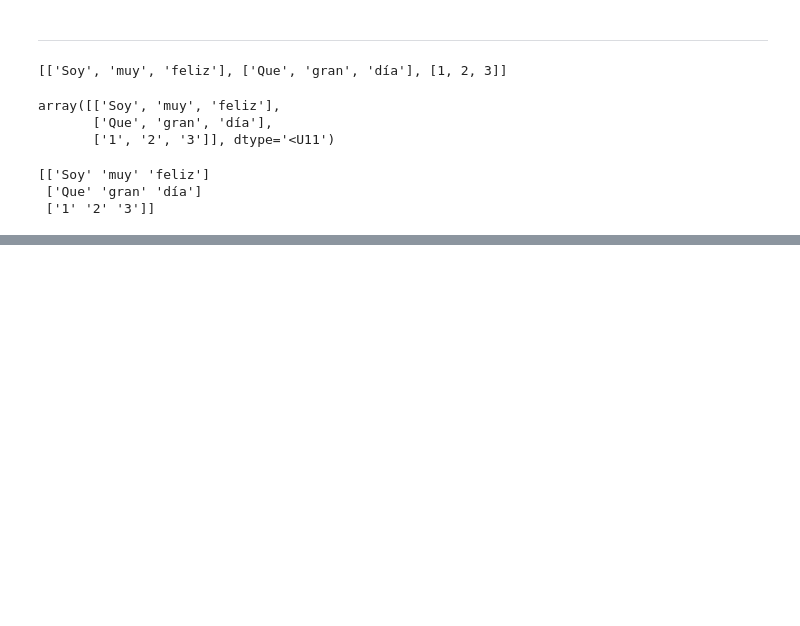
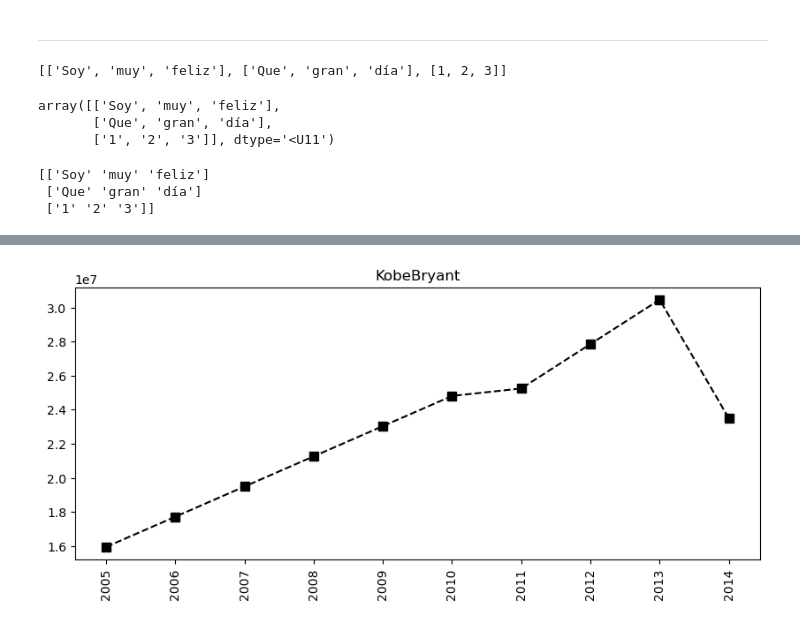
Before and after one commit to mirsha08/Python-para-Data-Science, a Jupyter notebook: 04.1-Matrices.ipynb, the cells around one changed output, grey strips where cells are left out. Cells and saved outputs as stored; diff of their text form; code cells hidden in the pictures; blank space fills up the shorter version.

```diff
--- a/04.1-Matrices.ipynb
+++ b/04.1-Matrices.ipynb
@@ -134,0 +330,9 @@ print(np.array([r1,r2,r3]))  #si ponemos print ya no sale el dato dtype='<U11' a
+# %%
+plt.plot(sueldo[0], c='Black', ls='--', marker='s', ms=7, label = jugadores[0])
+#c da el color de la linea, ls es el linestyle de la linea, marker es mostar los marcadores de los puntos
+#con label dentro de plt.plot nos guarda el nombre de la línea
+plt.xticks(list(range(0,10)),temporadas, rotation ='vertical') #le damos los datos del eje x para que se muestren
+plt.title(jugadores[0])
+plt.show()
+# %% [output]
+[figure, added]
```
Also changed, not shown: parts of 32 cells of this notebook.
